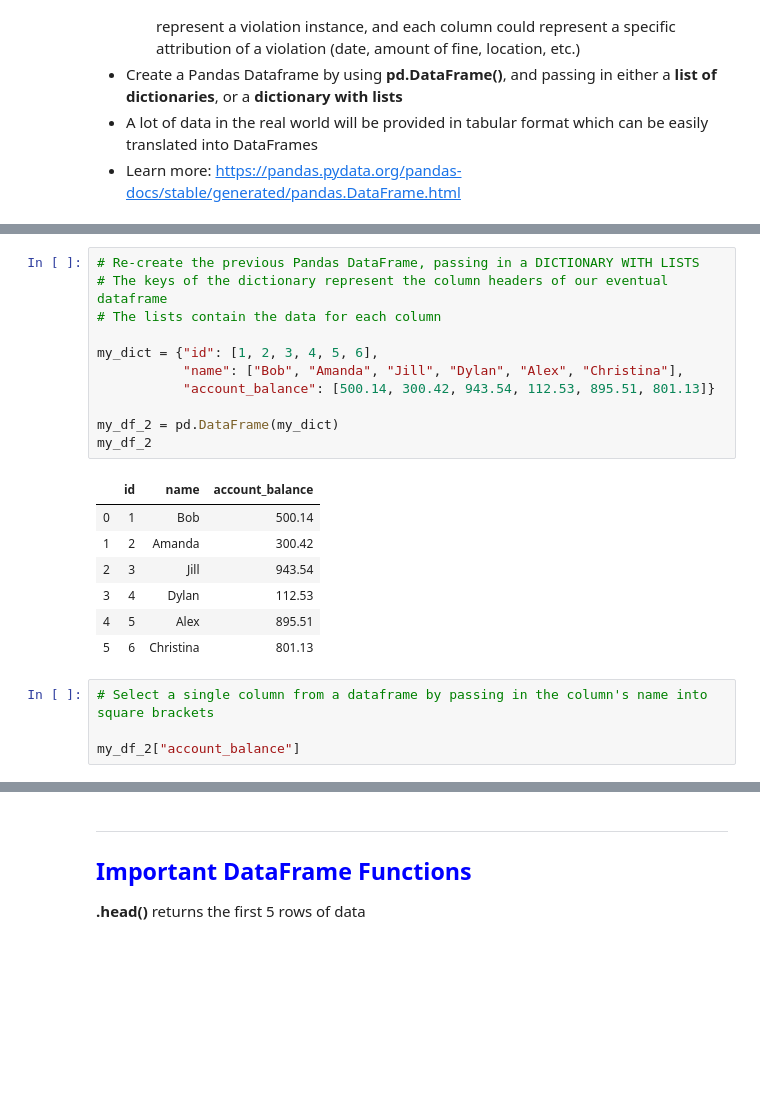
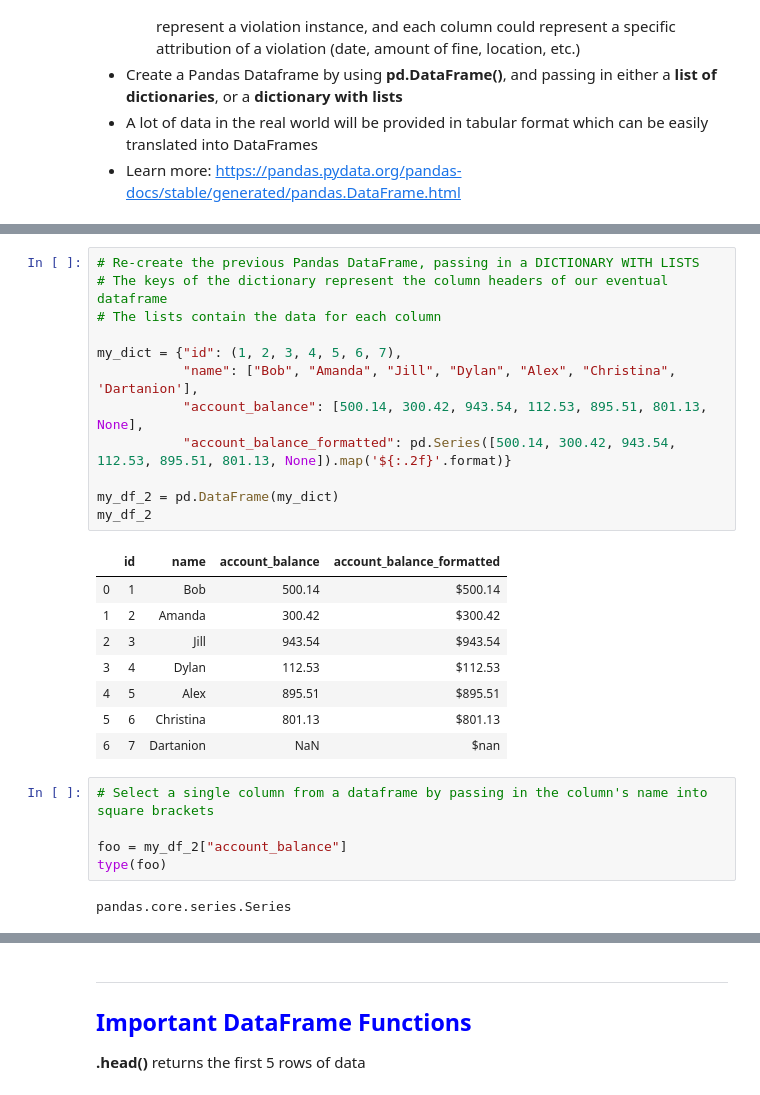
Before and after one commit to awilli32/jsmini, a Jupyter notebook: 01-Class-Activities/04-Python-Pandas/4/Activities/01-Evr_Pandas-Intro/intro_to_pandas.ipynb, the cells around one changed output, grey strips where cells are left out. Cells and saved outputs as stored; diff of their text form; blank space fills up the shorter version.

```diff
--- a/01-Class-Activities/04-Python-Pandas/4/Activities/01-Evr_Pandas-Intro/intro_to_pandas.ipynb
+++ b/01-Class-Activities/04-Python-Pandas/4/Activities/01-Evr_Pandas-Intro/intro_to_pandas.ipynb
@@ -50,26 +101,31 @@ my_df_1
 # %%
 # Re-create the previous Pandas DataFrame, passing in a DICTIONARY WITH LISTS
 # The keys of the dictionary represent the column headers of our eventual dataframe
 # The lists contain the data for each column
 
-my_dict = {"id": [1, 2, 3, 4, 5, 6],
-           "name": ["Bob", "Amanda", "Jill", "Dylan", "Alex", "Christina"],
-           "account_balance": [500.14, 300.42, 943.54, 112.53, 895.51, 801.13]}
+my_dict = {"id": (1, 2, 3, 4, 5, 6, 7),
+           "name": ["Bob", "Amanda", "Jill", "Dylan", "Alex", "Christina", 'Dartanion'],
+           "account_balance": [500.14, 300.42, 943.54, 112.53, 895.51, 801.13, None],
+           "account_balance_formatted": pd.Series([500.14, 300.42, 943.54, 112.53, 895.51, 801.13, None]).map('${:.2f}'.format)}
 
 my_df_2 = pd.DataFrame(my_dict)
 my_df_2
 # %% [output]
-|  | id | name | account_balance |
-| 0 | 1 | Bob | 500.14 |
-| 1 | 2 | Amanda | 300.42 |
-| 2 | 3 | Jill | 943.54 |
-| 3 | 4 | Dylan | 112.53 |
-| 4 | 5 | Alex | 895.51 |
-| 5 | 6 | Christina | 801.13 |
+|  | id | name | account_balance | account_balance_formatted |
+| 0 | 1 | Bob | 500.14 | $500.14 |
+| 1 | 2 | Amanda | 300.42 | $300.42 |
+| 2 | 3 | Jill | 943.54 | $943.54 |
+| 3 | 4 | Dylan | 112.53 | $112.53 |
+| 4 | 5 | Alex | 895.51 | $895.51 |
+| 5 | 6 | Christina | 801.13 | $801.13 |
+| 6 | 7 | Dartanion | NaN | $nan |
 # %%
 # Select a single column from a dataframe by passing in the column's name into square brackets
 
-my_df_2["account_balance"]
+foo = my_df_2["account_balance"]
+type(foo)
+# %% [output]
+pandas.core.series.Series
 # %%
 # You can also select a single column and assign it to another variable
 
```
Also changed, not shown: parts of 27 cells of this notebook, 6 other files.
